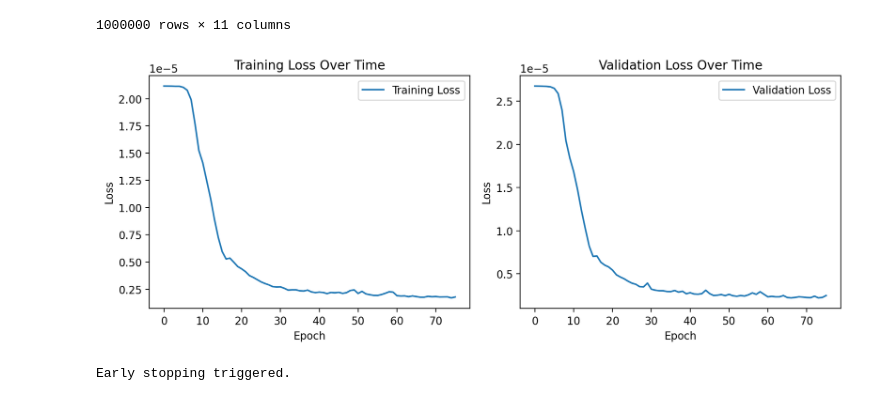
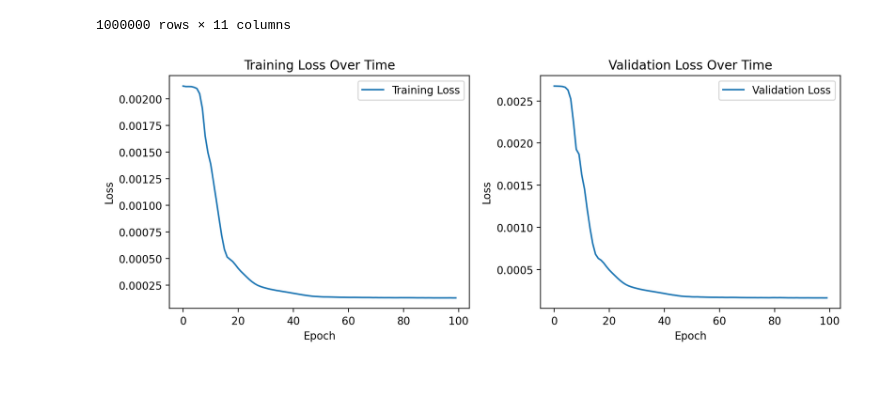
Before and after one commit to Omerdkmc/correction-repo, a Jupyter notebook: dnn_omer3.ipynb, the cells around one changed output. Saved outputs shown, nothing was run; the diff lists cells and outputs as text; code cells hidden in the pictures.

```diff
--- a/dnn_omer3.ipynb
+++ b/dnn_omer3.ipynb
@@ -207,7 +207,7 @@ for epoch in tqdm.trange(EPOCHS):
             inputs = inputs.to(device)
             targets = targets.to(device)
             y_pred = model(inputs)
-            val_loss += loss_fn(y_pred, targets.view(y_pred.shape), alpha, beta).item()/len(targets)
+            val_loss += loss_fn(y_pred, targets.view(y_pred.shape)).item()/len(targets)
             #val_loss += leaky_gaussian_loss(y_pred, targets.view(y_pred.shape), alpha, beta).item()/len(targets)
             y_true_val.extend(targets.cpu().numpy())
             y_pred_val.extend(y_pred.cpu().numpy())
@@ -243,35 +243,34 @@ for epoch in tqdm.trange(EPOCHS):
 
 
     # Dynamic Loss plot -----------------------------------------------------------------------------------
 
     # Update and display the dynamic loss plot
     clear_output(wait=True)
 
     plt.figure(figsize=(10, 4))
 
     # Plot training loss
     plt.subplot(1, 2, 1)
     plt.plot(range(epoch + 1), train_loss_history, label="Training Loss")
     #plt.yscale("log")
     plt.xlabel("Epoch")
     plt.ylabel("Loss")
     plt.title("Training Loss Over Time")
     plt.legend()
 
     # Plot validation loss
     plt.subplot(1, 2, 2)
     plt.plot(range(epoch + 1), val_loss_history, label="Validation Loss")
     #plt.yscale("log")
     plt.xlabel("Epoch")
     plt.ylabel("Loss")
     plt.title("Validation Loss Over Time")
     plt.legend()
 
     plt.tight_layout()
     plt.show()
 # %% [output]
-[figure, old version]
+[figure, new version]
-Early stopping triggered.
 # %%
 # Testing loop -----------------------------------------------------------------------------------
 test_loss = 0.0
```
Also changed, not shown: parts of 6 cells of this notebook.
